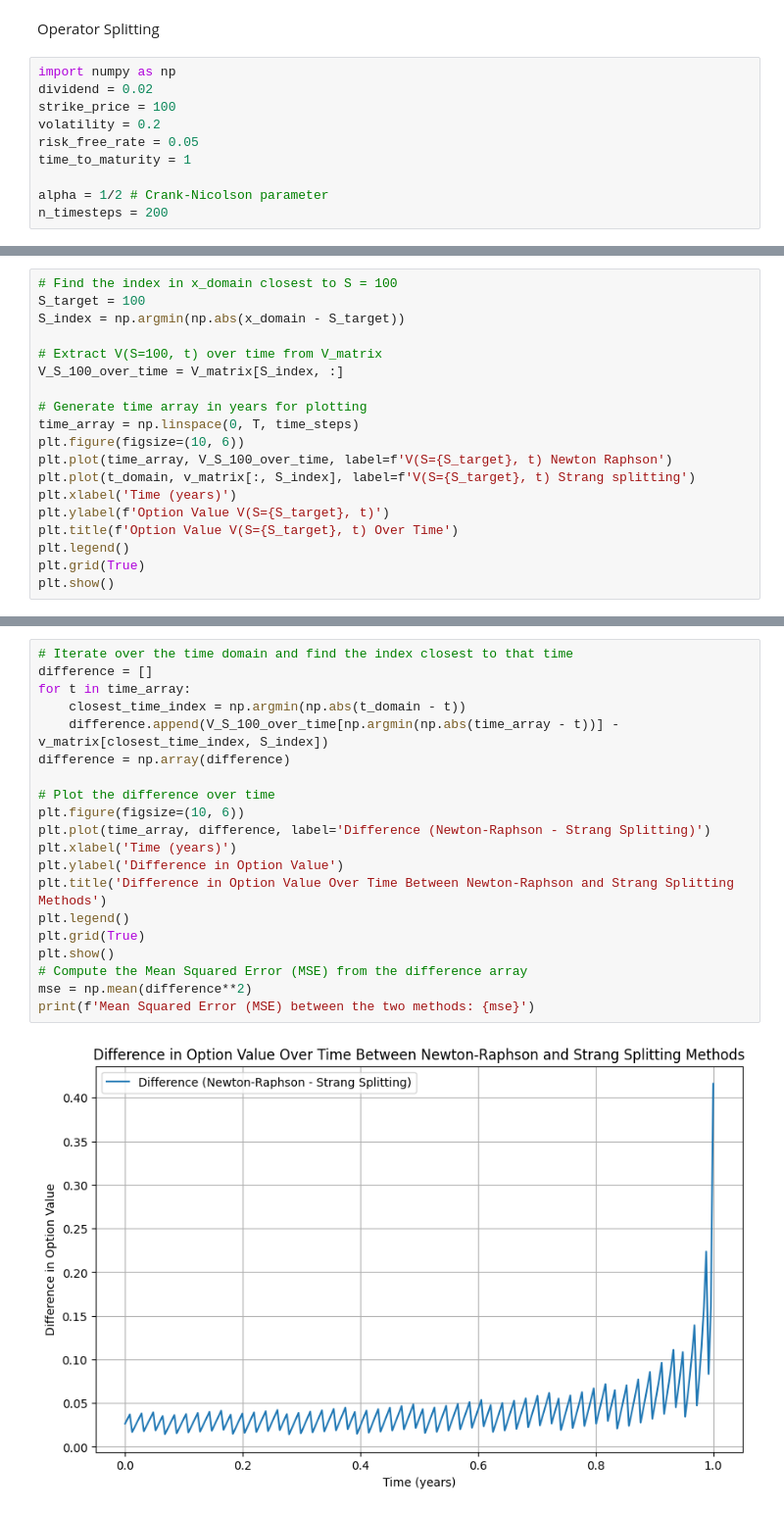
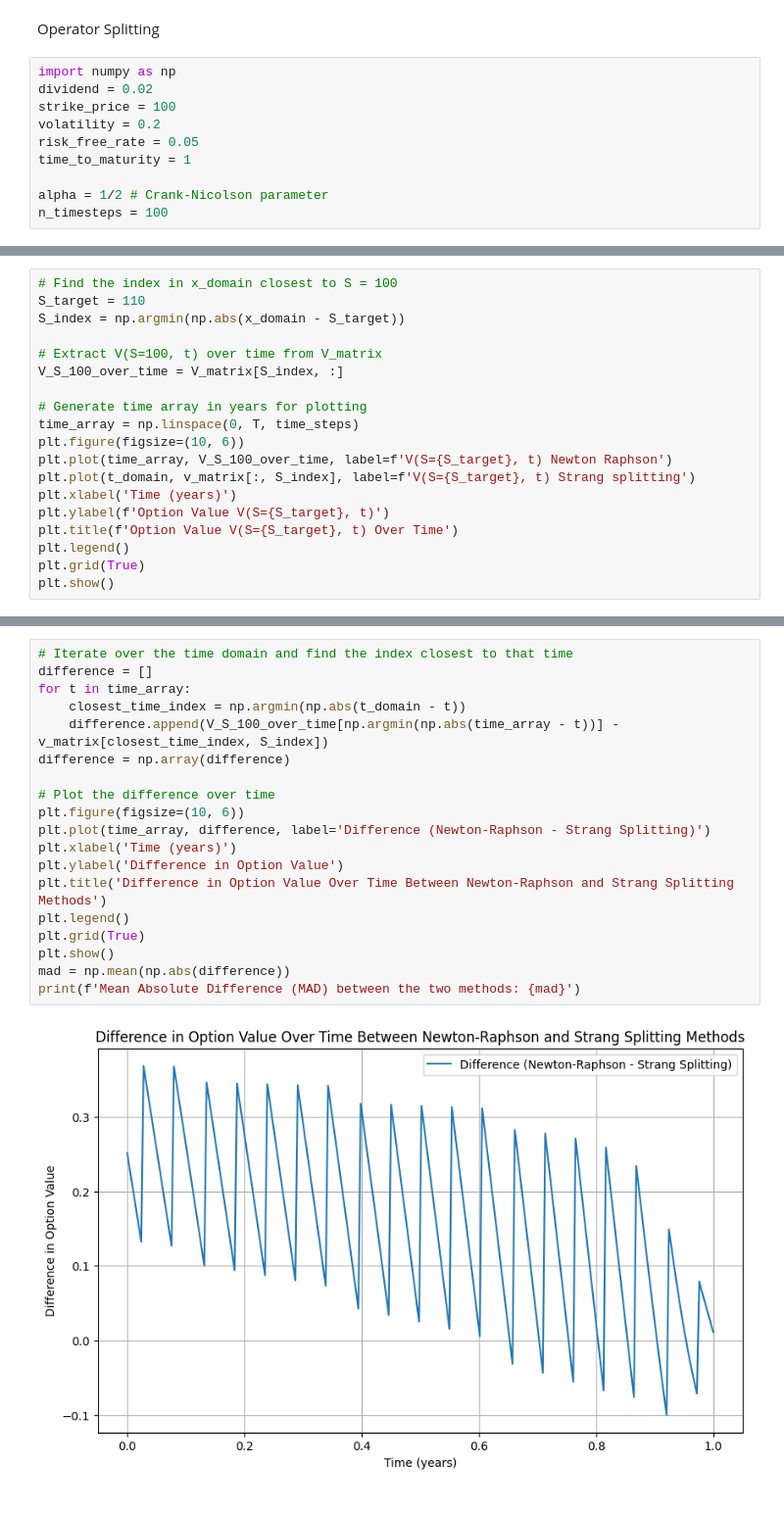
Before and after one commit to ttnhathuy313/option-pricing, a Jupyter notebook: main.ipynb, the cells around one changed output, grey strips where cells are left out. Shown: that part at 98% size. Drawn from its saved outputs; the diff is of its cells as text.

```diff
--- a/main.ipynb
+++ b/main.ipynb
@@ -438,7 +438,7 @@ risk_free_rate = 0.05
 time_to_maturity = 1
 
 alpha = 1/2 # Crank-Nicolson parameter
-n_timesteps = 200
+n_timesteps = 100
 # %%
 import numpy as np
 import matplotlib.pyplot as plt
@@ -614,6 +659,6 @@ plt.show()
 # %%
 # Find the index in x_domain closest to S = 100
-S_target = 100
+S_target = 110
 S_index = np.argmin(np.abs(x_domain - S_target))
 
 # Extract V(S=100, t) over time from V_matrix
@@ -635,22 +680,21 @@ plt.show()
 # %%
 # Iterate over the time domain and find the index closest to that time
 difference = []
 for t in time_array:
     closest_time_index = np.argmin(np.abs(t_domain - t))
     difference.append(V_S_100_over_time[np.argmin(np.abs(time_array - t))] - v_matrix[closest_time_index, S_index])
 difference = np.array(difference)
 
 # Plot the difference over time
 plt.figure(figsize=(10, 6))
 plt.plot(time_array, difference, label='Difference (Newton-Raphson - Strang Splitting)')
 plt.xlabel('Time (years)')
 plt.ylabel('Difference in Option Value')
 plt.title('Difference in Option Value Over Time Between Newton-Raphson and Strang Splitting Methods')
 plt.legend()
 plt.grid(True)
 plt.show()
-# Compute the Mean Squared Error (MSE) from the difference array
-mse = np.mean(difference**2)
-print(f'Mean Squared Error (MSE) between the two methods: {mse}')
+mad = np.mean(np.abs(difference))
+print(f'Mean Absolute Difference (MAD) between the two methods: {mad}')
 # %% [output]
-[figure, old version]
+[figure, new version]
```
Also changed, not shown: parts of 10 cells of this notebook, 1 other file.
